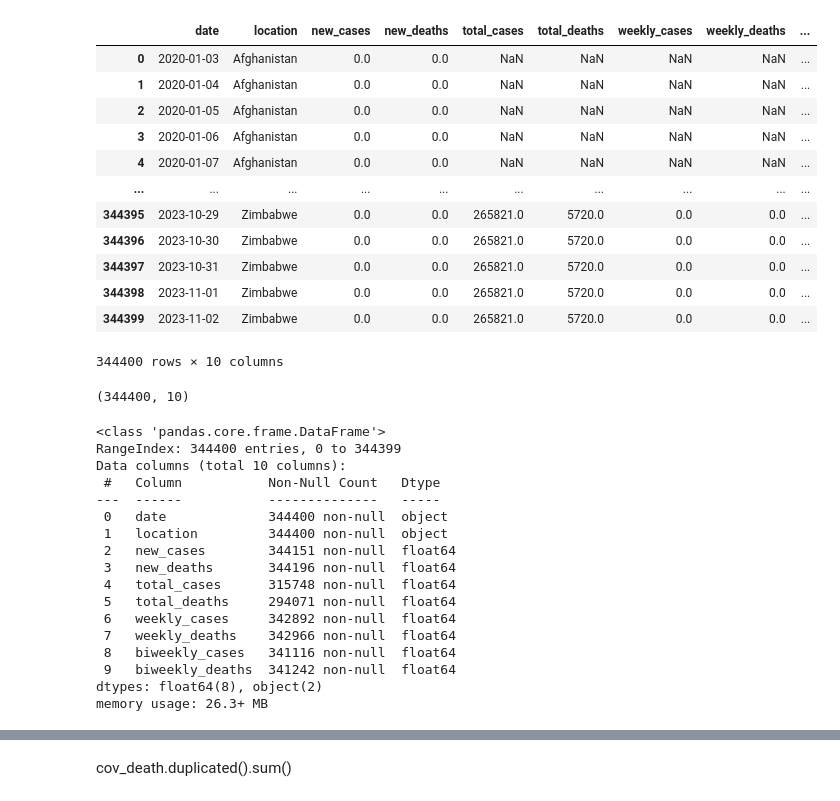
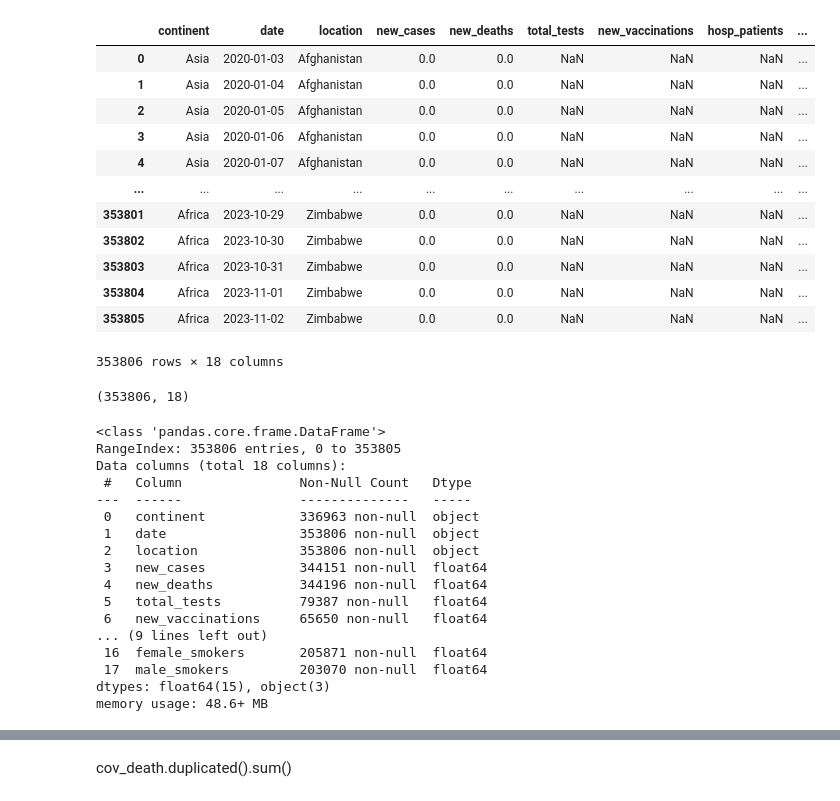
Before and after one commit to issam48/TP_ADD_GROUP_IIPE_VERS_1, a Jupyter notebook: Untitled2.ipynb, the cells around one changed output, grey strips where cells are left out. Cells and saved outputs as stored; diff of their text form; code cells hidden in the pictures.

```diff
--- a/Untitled2.ipynb
+++ b/Untitled2.ipynb
@@ -5,46 +5,46 @@ import matplotlib.pyplot as plt
 import seaborn as sns
 get_ipython().run_line_magic('matplotlib','inline')
 # %%
-cov_death=pd.read_csv('full_data.csv',encoding="unicode_escape")
+cov_death=pd.read_csv('COVID_19_BDD.csv',encoding="unicode_escape")
 cov_death
 # %% [output]
-|  | date | location | new_cases | new_deaths | total_cases | total_deaths | weekly_cases | weekly_deaths | ... |
-| 0 | 2020-01-03 | Afghanistan | 0.0 | 0.0 | NaN | NaN | NaN | NaN | ... |
-| 1 | 2020-01-04 | Afghanistan | 0.0 | 0.0 | NaN | NaN | NaN | NaN | ... |
-| 2 | 2020-01-05 | Afghanistan | 0.0 | 0.0 | NaN | NaN | NaN | NaN | ... |
-| 3 | 2020-01-06 | Afghanistan | 0.0 | 0.0 | NaN | NaN | NaN | NaN | ... |
-| 4 | 2020-01-07 | Afghanistan | 0.0 | 0.0 | NaN | NaN | NaN | NaN | ... |
+|  | continent | date | location | new_cases | new_deaths | total_tests | new_vaccinations | hosp_patients | ... |
+| 0 | Asia | 2020-01-03 | Afghanistan | 0.0 | 0.0 | NaN | NaN | NaN | ... |
+| 1 | Asia | 2020-01-04 | Afghanistan | 0.0 | 0.0 | NaN | NaN | NaN | ... |
+| 2 | Asia | 2020-01-05 | Afghanistan | 0.0 | 0.0 | NaN | NaN | NaN | ... |
+| 3 | Asia | 2020-01-06 | Afghanistan | 0.0 | 0.0 | NaN | NaN | NaN | ... |
+| 4 | Asia | 2020-01-07 | Afghanistan | 0.0 | 0.0 | NaN | NaN | NaN | ... |
 | ... | ... | ... | ... | ... | ... | ... | ... | ... | ... |
-| 344395 | 2023-10-29 | Zimbabwe | 0.0 | 0.0 | 265821.0 | 5720.0 | 0.0 | 0.0 | ... |
-| 344396 | 2023-10-30 | Zimbabwe | 0.0 | 0.0 | 265821.0 | 5720.0 | 0.0 | 0.0 | ... |
-| 344397 | 2023-10-31 | Zimbabwe | 0.0 | 0.0 | 265821.0 | 5720.0 | 0.0 | 0.0 | ... |
-| 344398 | 2023-11-01 | Zimbabwe | 0.0 | 0.0 | 265821.0 | 5720.0 | 0.0 | 0.0 | ... |
-| 344399 | 2023-11-02 | Zimbabwe | 0.0 | 0.0 | 265821.0 | 5720.0 | 0.0 | 0.0 | ... |
+| 353801 | Africa | 2023-10-29 | Zimbabwe | 0.0 | 0.0 | NaN | NaN | NaN | ... |
+| 353802 | Africa | 2023-10-30 | Zimbabwe | 0.0 | 0.0 | NaN | NaN | NaN | ... |
+| 353803 | Africa | 2023-10-31 | Zimbabwe | 0.0 | 0.0 | NaN | NaN | NaN | ... |
+| 353804 | Africa | 2023-11-01 | Zimbabwe | 0.0 | 0.0 | NaN | NaN | NaN | ... |
+| 353805 | Africa | 2023-11-02 | Zimbabwe | 0.0 | 0.0 | NaN | NaN | NaN | ... |
-344400 rows × 10 columns
+353806 rows × 18 columns
 # %%
 cov_death.shape
 # %% [output]
-(344400, 10)
+(353806, 18)
 # %%
 cov_death.info()
 # %% [output]
 <class 'pandas.core.frame.DataFrame'>
-RangeIndex: 344400 entries, 0 to 344399
-Data columns (total 10 columns):
- #   Column           Non-Null Count   Dtype
----  ------           --------------   -----
- 0   date             344400 non-null  object
- 1   location         344400 non-null  object
- 2   new_cases        344151 non-null  float64
- 3   new_deaths       344196 non-null  float64
- 4   total_cases      315748 non-null  float64
- 5   total_deaths     294071 non-null  float64
- 6   weekly_cases     342892 non-null  float64
- 7   weekly_deaths    342966 non-null  float64
- 8   biweekly_cases   341116 non-null  float64
- 9   biweekly_deaths  341242 non-null  float64
-dtypes: float64(8), object(2)
-memory usage: 26.3+ MB
+RangeIndex: 353806 entries, 0 to 353805
+Data columns (total 18 columns):
+ #   Column               Non-Null Count   Dtype
+---  ------               --------------   -----
+ 0   continent            336963 non-null  object
+ 1   date                 353806 non-null  object
+ 2   location             353806 non-null  object
+ 3   new_cases            344151 non-null  float64
+ 4   new_deaths           344196 non-null  float64
+ 5   total_tests          79387 non-null   float64
+ 6   new_vaccinations     65650 non-null   float64
+... (9 lines left out)
+ 16  female_smokers       205871 non-null  float64
+ 17  male_smokers         203070 non-null  float64
+dtypes: float64(15), object(3)
+memory usage: 48.6+ MB
 # %%
 cov_death['date'] = pd.to_datetime(cov_death['date'])
 
```
Also changed, not shown: parts of 19 cells of this notebook, 1 other file.
